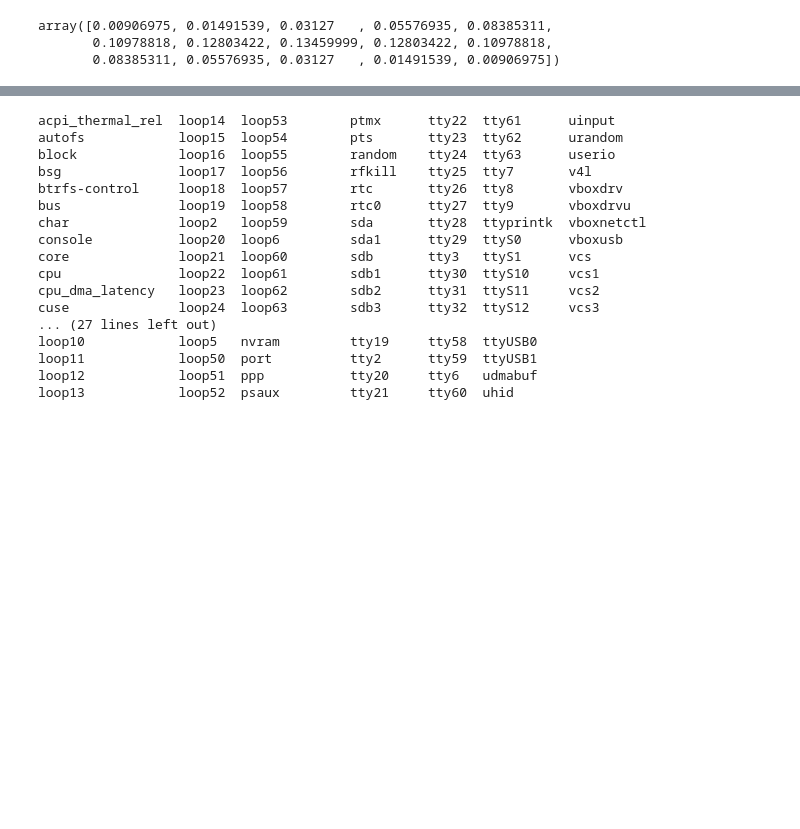
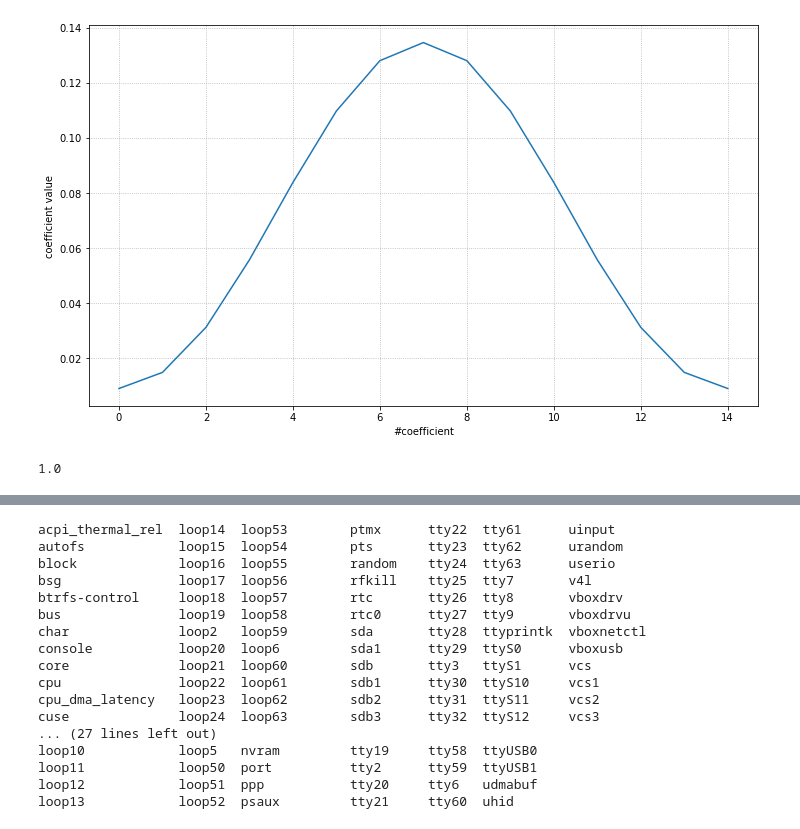
Before and after one commit to aidinattar/PMOD-FIR-filter-VHDL, a Jupyter notebook: Project.ipynb, the cells around one changed output, grey strips where cells are left out. Saved outputs shown, nothing was run; the diff lists cells and outputs as text; code cells hidden in the pictures; blank space fills up the shorter version.

```diff
--- a/Project.ipynb
+++ b/Project.ipynb
@@ -41,9 +42,17 @@ fig.savefig('figures/low_pass_15_taps.pdf')
 # %%
-b
+b_low_15 = b.copy()
+fig, ax = plt.subplots(figsize=(12,7))
+
+ax.plot(b_low_15)
+ax.set_xlabel('#coefficient')
+ax.grid(linestyle='dotted')
+ax.set_ylabel('coefficient value')
+
+plt.show()
+print(sum(b))
 # %% [output]
+[figure, added]
-array([0.00906975, 0.01491539, 0.03127   , 0.05576935, 0.08385311,
-       0.10978818, 0.12803422, 0.13459999, 0.12803422, 0.10978818,
-       0.08385311, 0.05576935, 0.03127   , 0.01491539, 0.00906975])
+1.0
 # %%
 b    = signal.firwin(numtaps=150, cutoff=cutoff, fs=sample, pass_zero='lowpass')
 w, h = signal.freqz(b)
```
Also changed, not shown: parts of 10 cells of this notebook, 1 other file.
